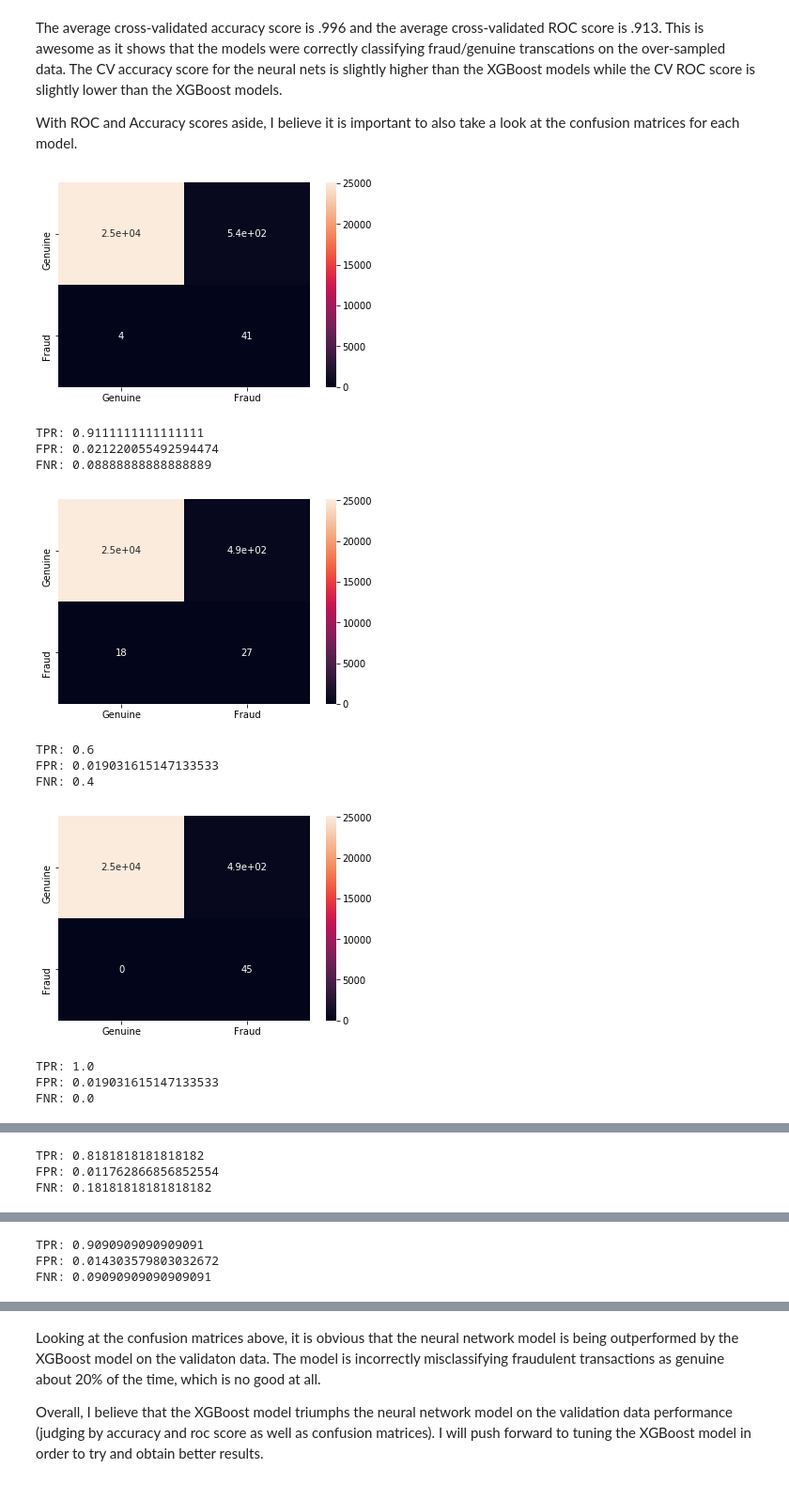
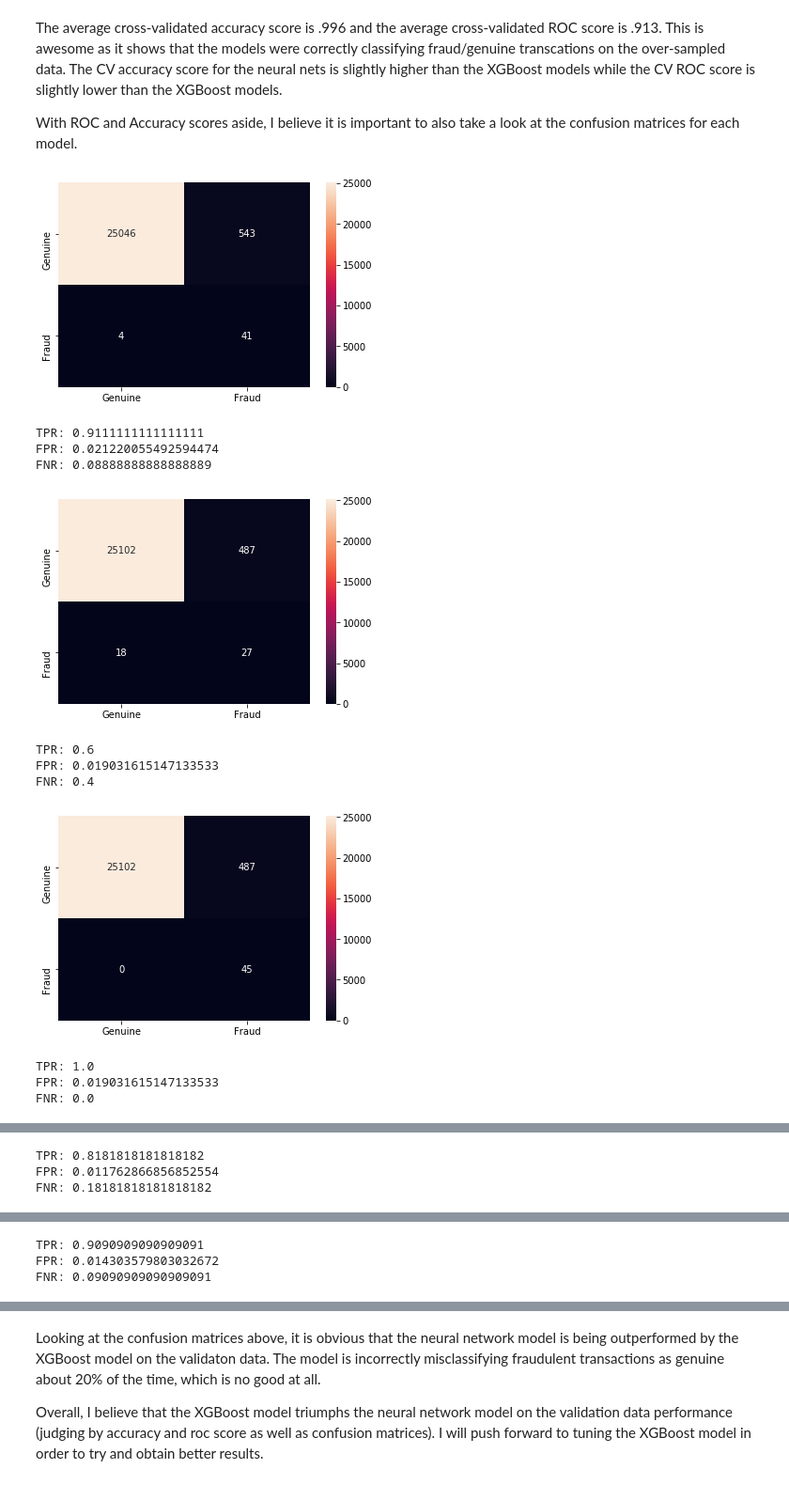
Before and after one commit to joshjanda1/Projects, a Jupyter notebook: FraudDetection/fraud_detection.ipynb, the cells around one changed output, grey strips where cells are left out. Shown at 94% size. Drawn from its saved outputs; the diff is of its cells as text; code cells hidden in the pictures.

Commit message:
removed uneeded function, reformatted confusion matrices

```diff
--- a/FraudDetection/fraud_detection.ipynb
+++ b/FraudDetection/fraud_detection.ipynb
@@ -266,7 +266,7 @@ for conf_mtrx in cv_conf_mtrcs:
     conf_mtrx_df = pd.DataFrame(conf_mtrx,
                                index = ["Genuine", "Fraud"],
                                columns = ["Genuine", "Fraud"])
-    sns.heatmap(conf_mtrx_df, annot = True)
+    sns.heatmap(conf_mtrx_df, annot = True, fmt = 'g')
     plt.show()
     print("TPR: {0}\nFPR: {1}\nFNR: {2}".format(tpr, fpr, fnr))
 # %% [output]
@@ -321,9 +321,6 @@ def model_data_nn(X, y, n_layers, n_neurons = {}, splits = 10, seed = 27):
     cv_conf_mtrcs = []
 
     m = X.shape[1]
-
-    def aucroc(y_true, y_pred):
-        return tf.numpy_function(roc_auc_score, (y_true, y_pred), tf.double)
 
     for fold, (trn_idx, val_idx) in enumerate(skf.split(X, y), 1):
 
@@ -419,25 +416,25 @@ With ROC and Accuracy scores aside, I believe it is important to also take a loo
 # %%
 for conf_mtrx in cv_nn_conf_mtrcs:
 
     tpr = conf_mtrx[1, 1] / conf_mtrx[1, :].sum()
     fpr = conf_mtrx[0, 1] / conf_mtrx[0, :].sum()
     fnr = conf_mtrx[1, 0] / conf_mtrx[1, :].sum()
     conf_mtrx_df = pd.DataFrame(conf_mtrx,
                                index = ["Genuine", "Fraud"],
                                columns = ["Genuine", "Fraud"])
-    sns.heatmap(conf_mtrx_df, annot = True)
+    sns.heatmap(conf_mtrx_df, annot = True, fmt = 'g')
     plt.show()
     print("TPR: {0}\nFPR: {1}\nFNR: {2}".format(tpr, fpr, fnr))
 # %% [output]
-[figure, old version]
+[figure, new version]
 TPR: 0.9111111111111111
 FPR: 0.021220055492594474
 FNR: 0.08888888888888889
-[figure, old version]
+[figure, new version]
 TPR: 0.6
 FPR: 0.019031615147133533
 FNR: 0.4
-[figure, old version]
+[figure, new version]
 TPR: 1.0
 FPR: 0.019031615147133533
 FNR: 0.0
```
Also changed, not shown: parts of 5 cells of this notebook.
